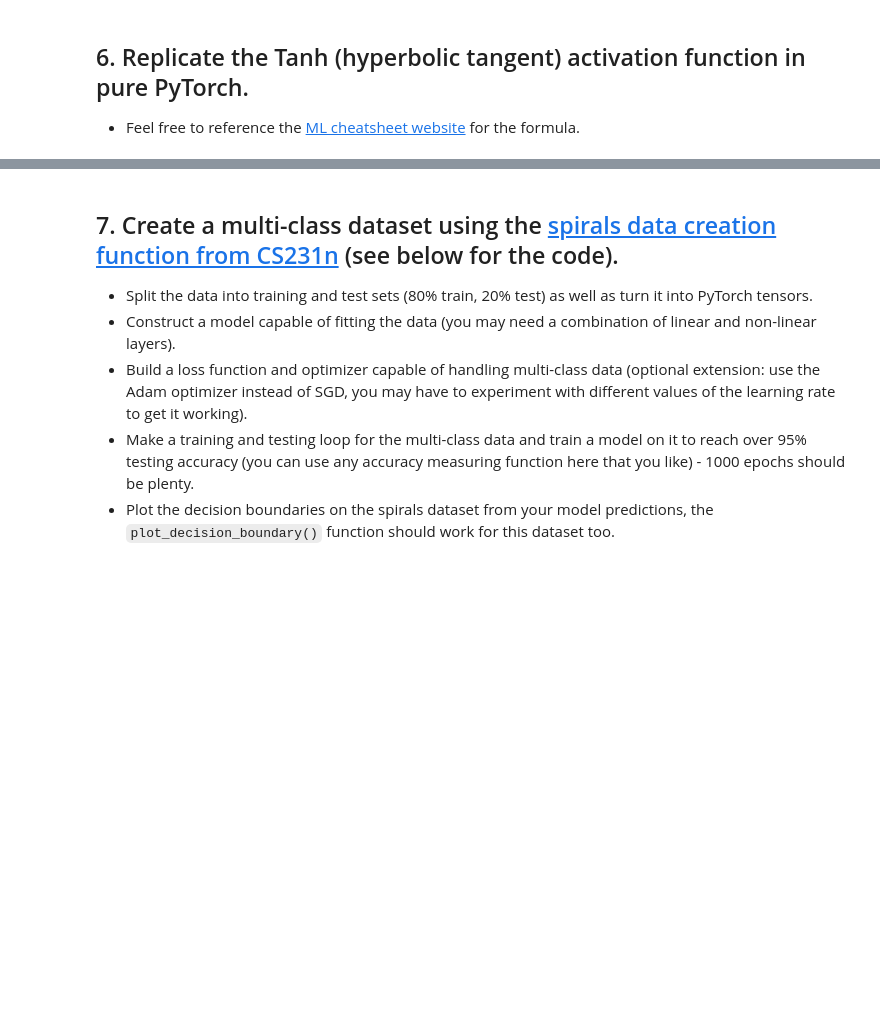
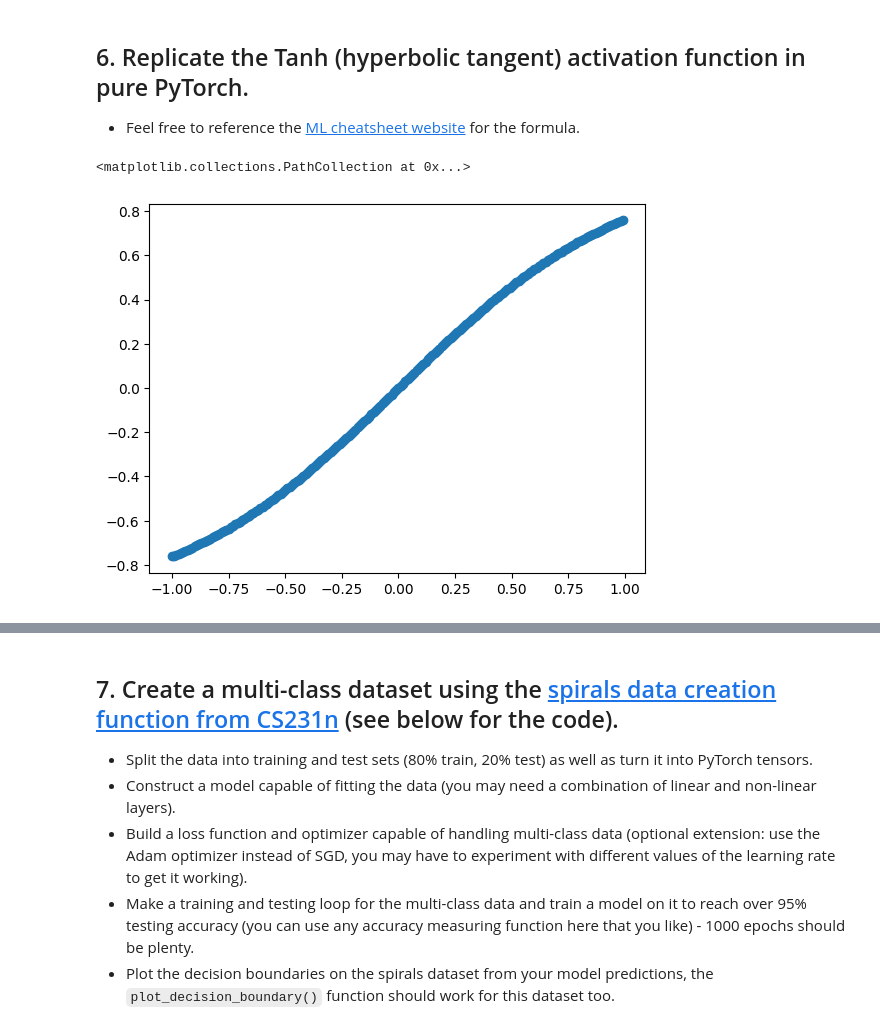
Before and after one commit to abdoemr11/pytorch, a Jupyter notebook: exercises/02_pytorch_classification_exercises.ipynb, the cells around one changed output, grey strips where cells are left out. Cells and saved outputs as stored; diff of their text form; code cells hidden in the pictures; blank space fills up the shorter version.

```diff
--- a/exercises/02_pytorch_classification_exercises.ipynb
+++ b/exercises/02_pytorch_classification_exercises.ipynb
@@ -194,5 +283,12 @@ def plot_decision_boundary(model, X, y):
   * Feel free to reference the [ML cheatsheet website](https://ml-cheatsheet.readthedocs.io/en/latest/activation_functions.html#tanh) for the formula.
 # %%
 # Create a straight line tensor
+a = torch.arange(-1, 1, .01)
 # %%
 # Test torch.tanh() on the tensor and plot it
+b= torch.tanh(a)
+# plt.set_ylim(bottom=0)
+plt.scatter(a, b)
+# %% [output]
+<matplotlib.collections.PathCollection at 0x...>
+[figure, added]
```
Also changed, not shown: parts of 25 cells of this notebook.
